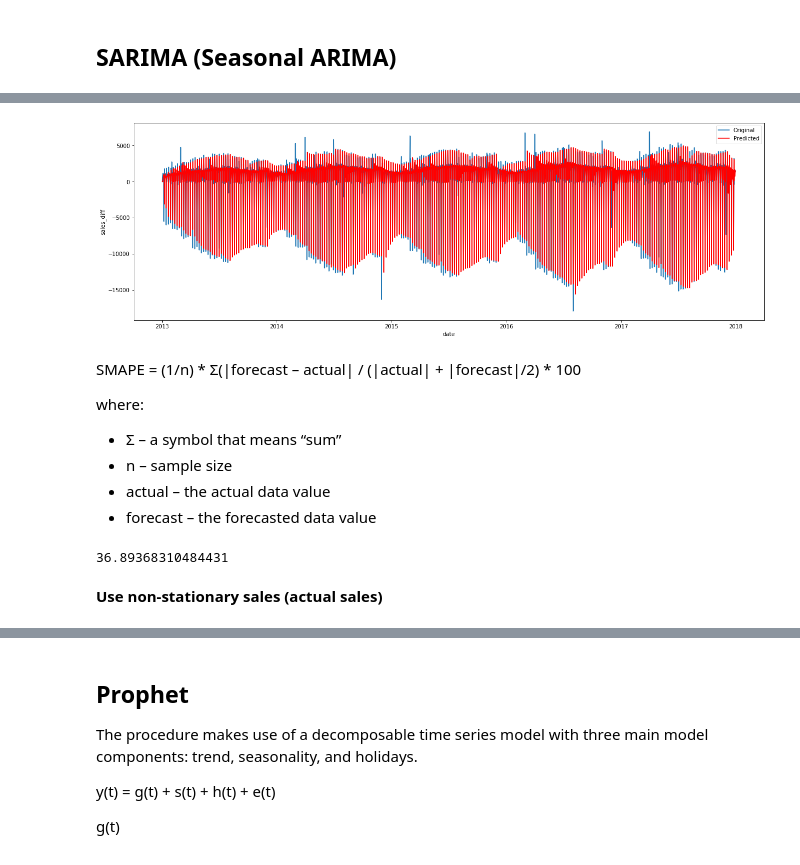
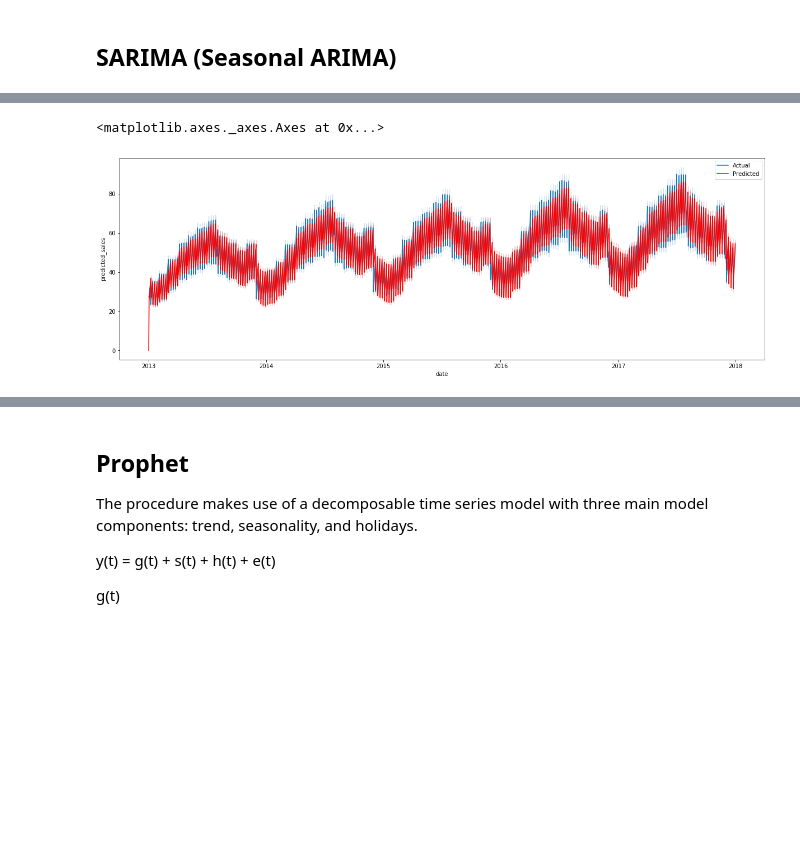
Before and after one commit to casperdamen123/data_science_projects_dip, a Jupyter notebook: notebooks/time_series_forecast_demand_modelling.ipynb, the cells around one changed output, grey strips where cells are left out. Saved outputs shown, nothing was run; the diff lists cells and outputs as text; code cells hidden in the pictures; blank space fills up the shorter version.

Commit message:
added first SARIMAX predictions

```diff
--- a/notebooks/time_series_forecast_demand_modelling.ipynb
+++ b/notebooks/time_series_forecast_demand_modelling.ipynb
@@ -63,13 +64,9 @@ def sales_transform(dataf):
 
     return new_df
 
-#Function to group dataframe by date
-def group_date(dataf):
+#Function to split dataframe per store/item combination to model separately
+def split_data(dataf, store, item):
 
-    grouped_df =  (dataf
-                    .groupby('date')
-                    .sum()
-                    .reset_index()
-                  )
+    splitted_df = dataf[(dataf['store'] == store) & (dataf['item'] == item)]
 
-    return grouped_df
+    return splitted_df
@@ -120,3 +73,14 @@ train_df_final_group_date.head()
+# %%
+#Create list with all unique combinations of store and item
+stores = [s for s in range(1,11)]
+items = [i for i in range(1,51)]
+combinations = list(itertools.product(stores, items))
+# %%
+#Create list containing dataframes for all store/item combinations
+list_train_df_split = []
+
+for s, i in combinations:
+    list_train_df_split.append(train_df.pipe(split_data, store=s, item=i))
 # %% [markdown]
 ## SARIMA (Seasonal ARIMA)
 # %% [markdown]
@@ -154,0 +166,2 @@ y_diff_pred = (sarimax_diff_fitted
+# %%
+df_with_predictions = predict_sarimax(list_train_df_split)
@@ -155,18 +177,17 @@ y_diff_pred = (sarimax_diff_fitted
 # %%
-#Create object to plot on
+#Visualize original versus predicted values for training dataset
 fig = plt.figure(figsize=(16,5))
 ax = fig.add_axes([0,0,1,1])
 
-sns.lineplot(x=X_diff, y=y, ax=ax, label='Original')
-sns.lineplot(x=X_diff, y=y_diff_pred, ax=ax, label='Predicted', color='red');
+sns.lineplot(x='date', y='actual_sales',
+             data=df_with_predictions[df_with_predictions['date'] < '2018-01-01'],
+             ax=ax, label='Actual'
+            )
+
+sns.lineplot(x='date', y='predicted_sales',
+             data=df_with_predictions[df_with_predictions['date'] < '2018-01-01'],
+             ax=ax, label='Predicted', color='red'
+            );
 # %% [output]
+<matplotlib.axes._axes.Axes at 0x...>
-[figure, old version]
+[figure, new version]
-# %% [markdown]
-SMAPE = (1/n) * Σ(|forecast – actual| / (|actual| + |forecast|/2) * 100
-
-where:
-
-- Σ – a symbol that means “sum”
-- n – sample size
-- actual – the actual data value
-- forecast – the forecasted data value
@@ -175,8 +200,2 @@ where:
 def smape(a, f):
     return 1/len(a) * np.sum(2 * np.abs(f-a) / (np.abs(a) + np.abs(f))*100)
-# %%
-smape(y_diff, y_diff_pred)
-# %% [output]
-36.89368310484431
-# %% [markdown]
-**Use non-stationary sales (actual sales)**
```
Also changed, not shown: parts of 31 cells of this notebook, 1 other file.
